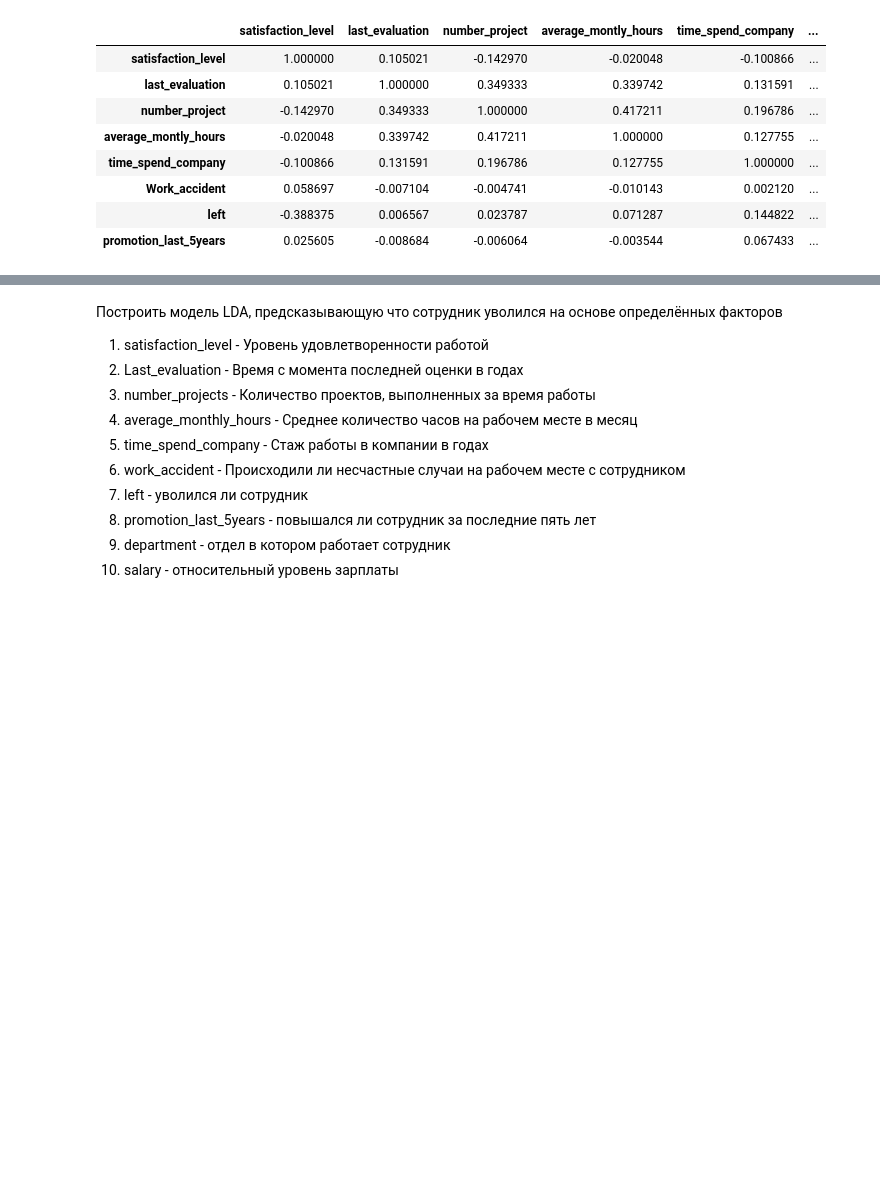
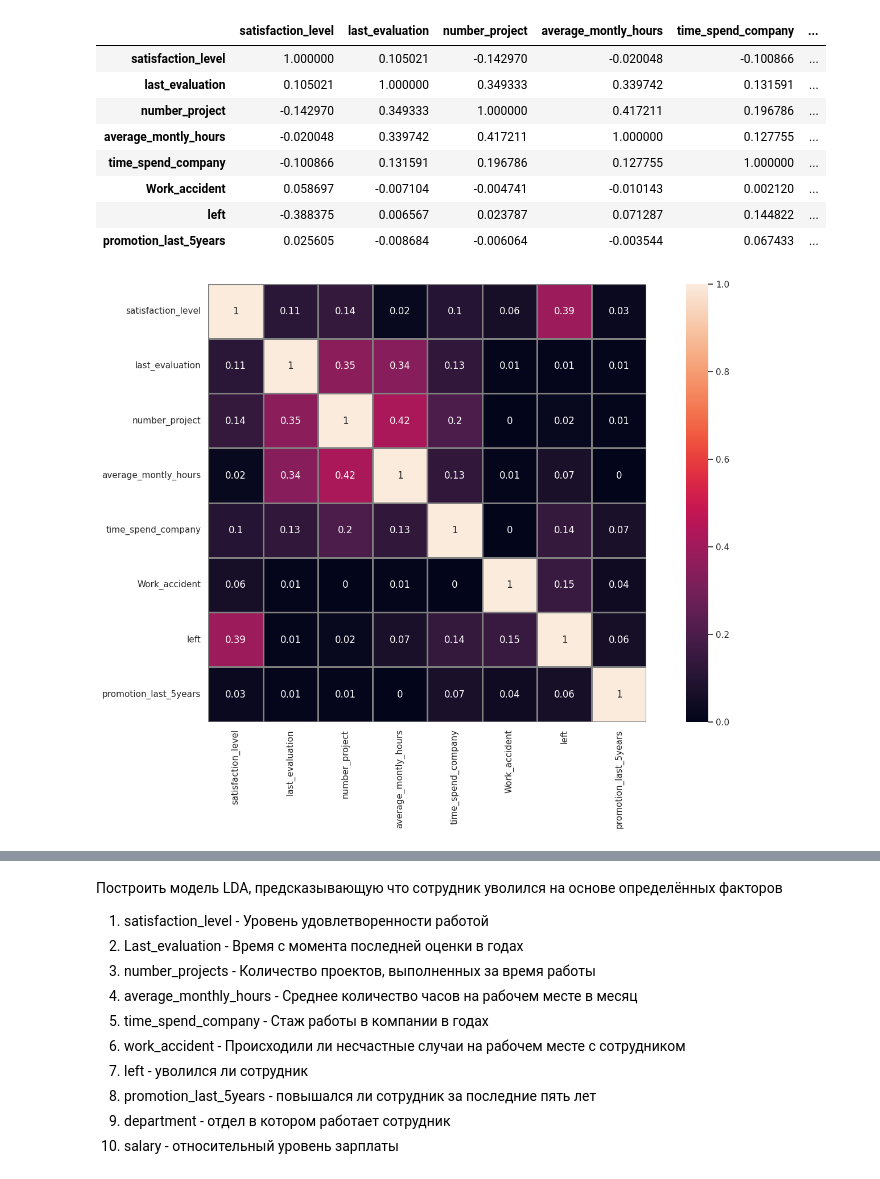
Before and after one commit to MaximNetolog/-, a Jupyter notebook: ДЗ_Итоговый_блок.ipynb, the cells around one changed output, grey strips where cells are left out. Saved outputs shown, nothing was run; the diff lists cells and outputs as text; code cells hidden in the pictures; blank space fills up the shorter version.

```diff
--- a/ДЗ_Итоговый_блок.ipynb
+++ b/ДЗ_Итоговый_блок.ipynb
@@ -1007,5 +1070,10 @@ lda.corr() # посчитаем коэффициенты корреляции м
 | Work_accident | 0.058697 | -0.007104 | -0.004741 | -0.010143 | 0.002120 | ... |
 | left | -0.388375 | 0.006567 | 0.023787 | 0.071287 | 0.144822 | ... |
 | promotion_last_5years | 0.025605 | -0.008684 | -0.006064 | -0.003544 | 0.067433 | ... |
+# %%
+plt.figure(figsize= (18, 10)) # визуализируем взаимосвязи при помощи тепловой карты
+sns.heatmap(lda.corr().abs().round(2), annot = True, square = True, linewidths=1, linecolor='gray');
+# %% [output]
+[figure, added]
 # %%
 sns.set(rc={'figure.figsize':(11.7,8.27)}) # визуализируем взаимосвязи при помощи тепловой карты
```
Also changed, not shown: parts of 50 cells of this notebook.
